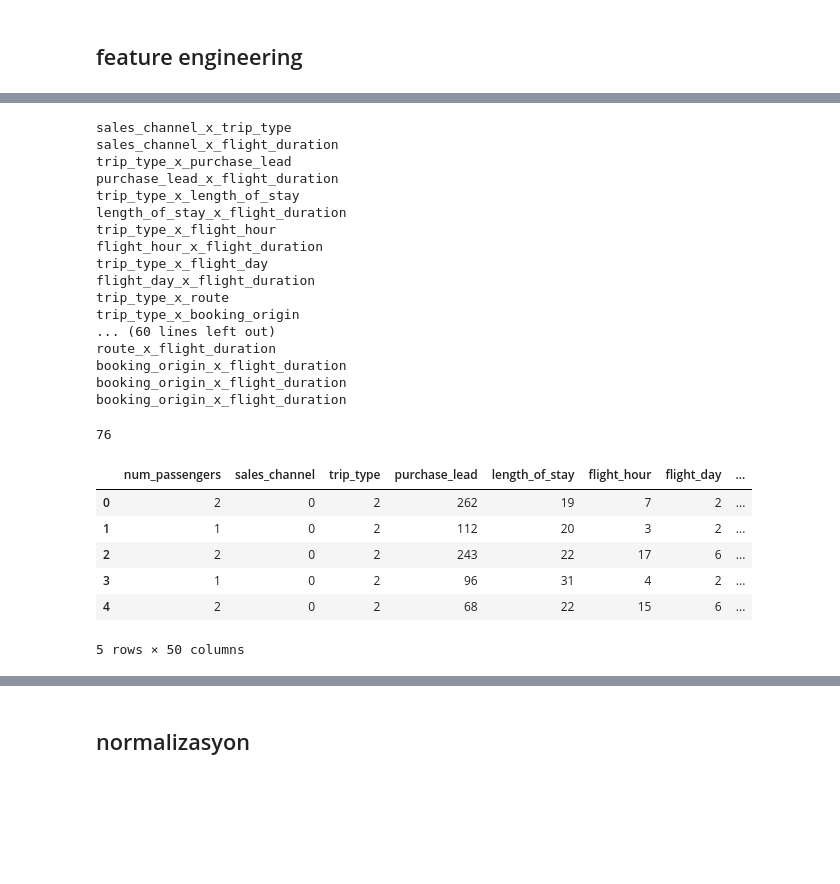
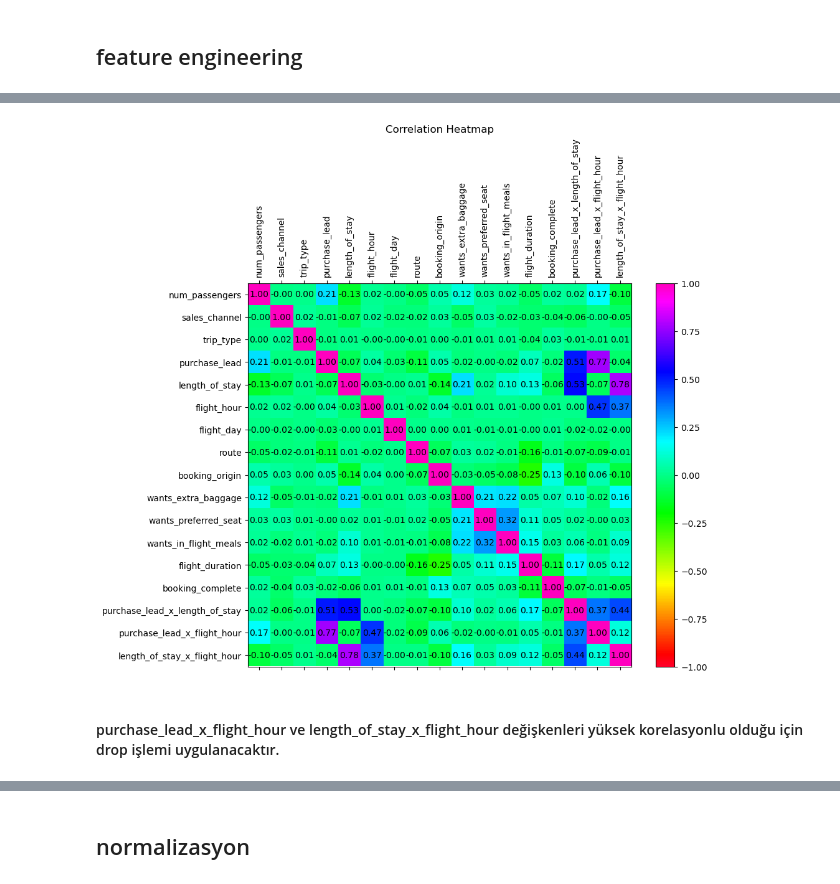
Before and after one commit to Mehmet-Ok/VeriBilimiOdev, a Jupyter notebook: veriBilimiDeneme.ipynb, the cells around one changed output, grey strips where cells are left out. Drawn from its saved outputs; the diff is of its cells as text; code cells hidden in the pictures; blank space fills up the shorter version.

```diff
--- a/veriBilimiDeneme.ipynb
+++ b/veriBilimiDeneme.ipynb
@@ -543,45 +442,27 @@ high_corr_vars_1 = df_lencoded_corr_matrix[abs(df_lencoded_corr_matrix) > 0.92].
-# %%
-high_corr_x_vars = []
-for i in high_corr_vars_1:
-  if i[0] in num_cols_l_new:
-    high_corr_x_vars.append(i[0])
-    continue
-  if i[1] in num_cols_l_new:
-    high_corr_x_vars.append(i[1])
-    continue
-
-for col in high_corr_x_vars:
-  print(col)
-# %% [output]
-sales_channel_x_trip_type
-sales_channel_x_flight_duration
-trip_type_x_purchase_lead
-purchase_lead_x_flight_duration
-trip_type_x_length_of_stay
-length_of_stay_x_flight_duration
-trip_type_x_flight_hour
-flight_hour_x_flight_duration
-trip_type_x_flight_day
-flight_day_x_flight_duration
-trip_type_x_route
-trip_type_x_booking_origin
-... (60 lines left out)
-route_x_flight_duration
-booking_origin_x_flight_duration
-booking_origin_x_flight_duration
-booking_origin_x_flight_duration
-# %%
-len(high_corr_x_vars)
-# %% [output]
-76
-# %%
-df_lencoded.head()
-# %% [output]
-|  | num_passengers | sales_channel | trip_type | purchase_lead | length_of_stay | flight_hour | flight_day | ... |
-| 0 | 2 | 0 | 2 | 262 | 19 | 7 | 2 | ... |
-| 1 | 1 | 0 | 2 | 112 | 20 | 3 | 2 | ... |
-| 2 | 2 | 0 | 2 | 243 | 22 | 17 | 6 | ... |
-| 3 | 1 | 0 | 2 | 96 | 31 | 4 | 2 | ... |
-| 4 | 2 | 0 | 2 | 68 | 22 | 15 | 6 | ... |
-5 rows × 50 columns
+# %%
+# Create a correlation matrix
+corr_matrix = df_lencoded.corr()
+
+# Isı haritası çizimi
+fig, ax = plt.subplots(figsize=(10, 8))
+cax = ax.matshow(corr_matrix, vmin=-1, vmax=1, cmap="gist_rainbow")
+fig.colorbar(cax)
+
+# Eksenler için ayarlamalar
+ticks = np.arange(0, len(corr_matrix.columns), 1)
+ax.set_xticks(ticks)
+ax.set_yticks(ticks)
+ax.set_xticklabels(corr_matrix.columns, rotation = 90)
+ax.set_yticklabels(corr_matrix.columns)
+
+# Üzerine değerleri yazma
+for (i, j), val in np.ndenumerate(corr_matrix.values):
+    ax.text(j, i, f'{val:.2f}', ha='center', va='center', color='black')
+
+plt.title('Correlation Heatmap')
+plt.show()
+# %% [output]
+[figure, added]
+# %% [markdown]
+#### purchase_lead_x_flight_hour ve length_of_stay_x_flight_hour değişkenleri yüksek korelasyonlu olduğu için drop işlemi uygulanacaktır.
 # %%
```
Also changed, not shown: parts of 62 cells of this notebook.
